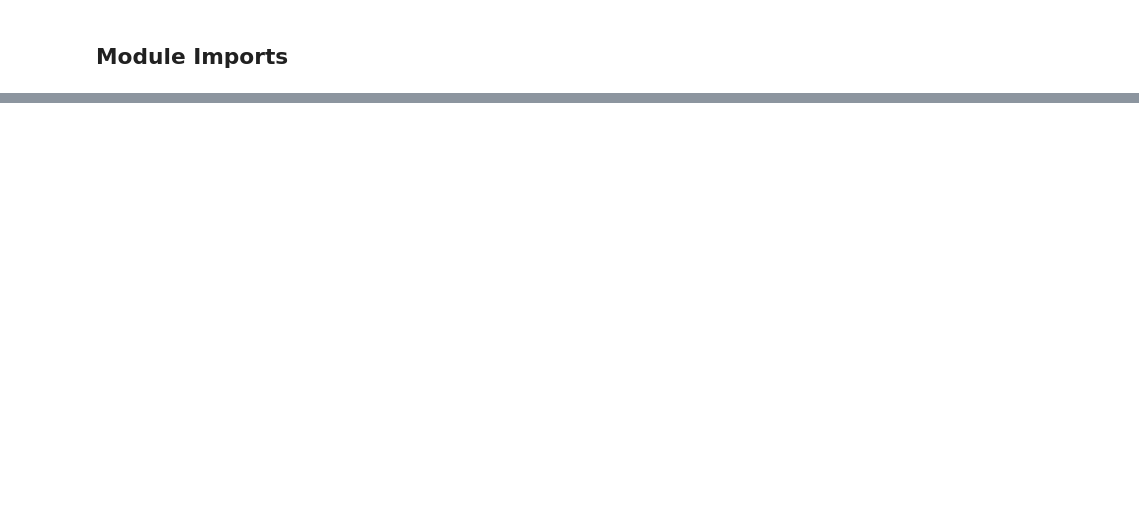
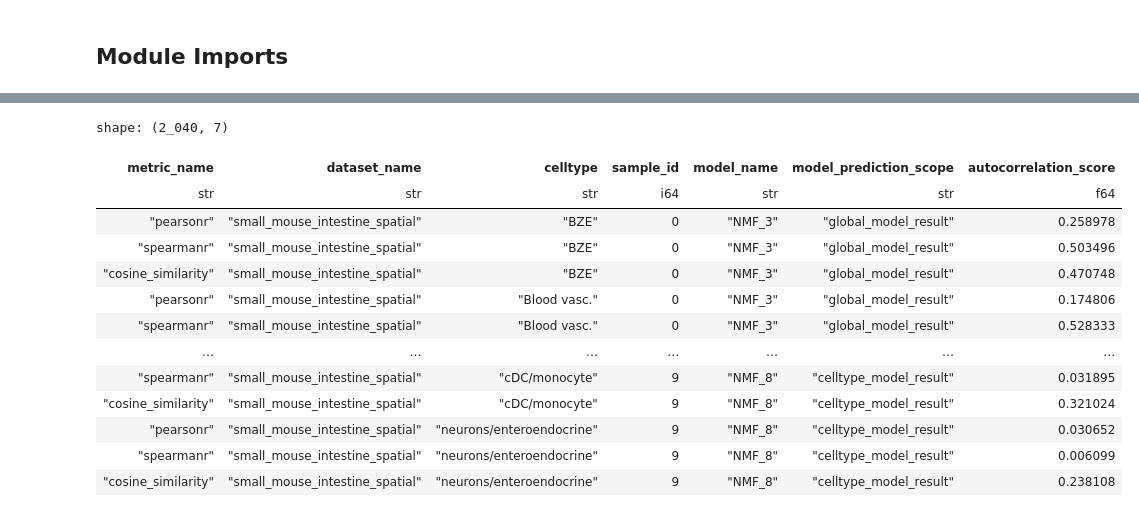
Before and after one commit to egerc/notebook_repository, a Jupyter notebook: notebooks/2026-02-17T08-24-52Z/2026-02-17T08-24-52Z.ipynb, the cells around one changed output, grey strips where cells are left out. Saved outputs shown, nothing was run; the diff lists cells and outputs as text; code cells hidden in the pictures; blank space fills up the shorter version.

```diff
--- a/notebooks/2026-02-17T08-24-52Z/2026-02-17T08-24-52Z.ipynb
+++ b/notebooks/2026-02-17T08-24-52Z/2026-02-17T08-24-52Z.ipynb
@@ -88,0 +49,32 @@ for (
+# %%
+NumericArray = NDArray[number]
+MetricResult = list[dict[str, Any]]
+MetricResultFn = Callable[[ResultRecord], MetricResult]
+
+
+def construct_result_table(
+    results: ExperimentResult,
+    extract_results_fn: MetricResultFn,
+) -> pl.DataFrame:
+
+    rows: MetricResult = []
+
+    for result in results.results:
+        dataset = results.datasets[result.dataset_id]
+        celltype = results.celltypes[result.celltype_id]
+        sample = results.samples[result.sample_id]
+        model = results.models[result.model_id]
+        extracted_results = extract_results_fn(result)
+
+        for extracted_result in extracted_results:
+            rows.append(
+                {
+                    **extracted_result,
+                    "dataset_name": dataset.dataset_name,
+                    "celltype": celltype.celltype,
+                    "sample_id": sample.sample_id,
+                    "model_name": model.model_name,
+                }
+            )
+
+    return pl.DataFrame(rows)
@@ -88,0 +201,27 @@ for (
+# %%
+autocorrelation_df = construct_result_table(
+    results,
+    extract_results_fn=make_autocorrelation_metric_evaluator(
+        build_autocorrelation_metric_registry()
+    ),
+).unpivot(
+    index=["metric_name", "dataset_name", "celltype", "sample_id", "model_name"],
+    variable_name="model_prediction_scope",
+    value_name="autocorrelation_score",
+)
+autocorrelation_df
+# %% [output]
+shape: (2_040, 7)
+| metric_name | dataset_name | celltype | sample_id | model_name | model_prediction_scope | autocorrelation_score |
+| str | str | str | i64 | str | str | f64 |
+| "pearsonr" | "small_mouse_intestine_spatial" | "BZE" | 0 | "NMF_3" | "global_model_result" | 0.258978 |
+| "spearmanr" | "small_mouse_intestine_spatial" | "BZE" | 0 | "NMF_3" | "global_model_result" | 0.503496 |
+| "cosine_similarity" | "small_mouse_intestine_spatial" | "BZE" | 0 | "NMF_3" | "global_model_result" | 0.470748 |
+| "pearsonr" | "small_mouse_intestine_spatial" | "Blood vasc." | 0 | "NMF_3" | "global_model_result" | 0.174806 |
+| "spearmanr" | "small_mouse_intestine_spatial" | "Blood vasc." | 0 | "NMF_3" | "global_model_result" | 0.528333 |
+| … | … | … | … | … | … | … |
+| "spearmanr" | "small_mouse_intestine_spatial" | "cDC/monocyte" | 9 | "NMF_8" | "celltype_model_result" | 0.031895 |
+| "cosine_similarity" | "small_mouse_intestine_spatial" | "cDC/monocyte" | 9 | "NMF_8" | "celltype_model_result" | 0.321024 |
+| "pearsonr" | "small_mouse_intestine_spatial" | "neurons/enteroendocrine" | 9 | "NMF_8" | "celltype_model_result" | 0.030652 |
+| "spearmanr" | "small_mouse_intestine_spatial" | "neurons/enteroendocrine" | 9 | "NMF_8" | "celltype_model_result" | 0.006099 |
+| "cosine_similarity" | "small_mouse_intestine_spatial" | "neurons/enteroendocrine" | 9 | "NMF_8" | "celltype_model_result" | 0.238108 |
```
Also changed, not shown: parts of 18 cells of this notebook.
